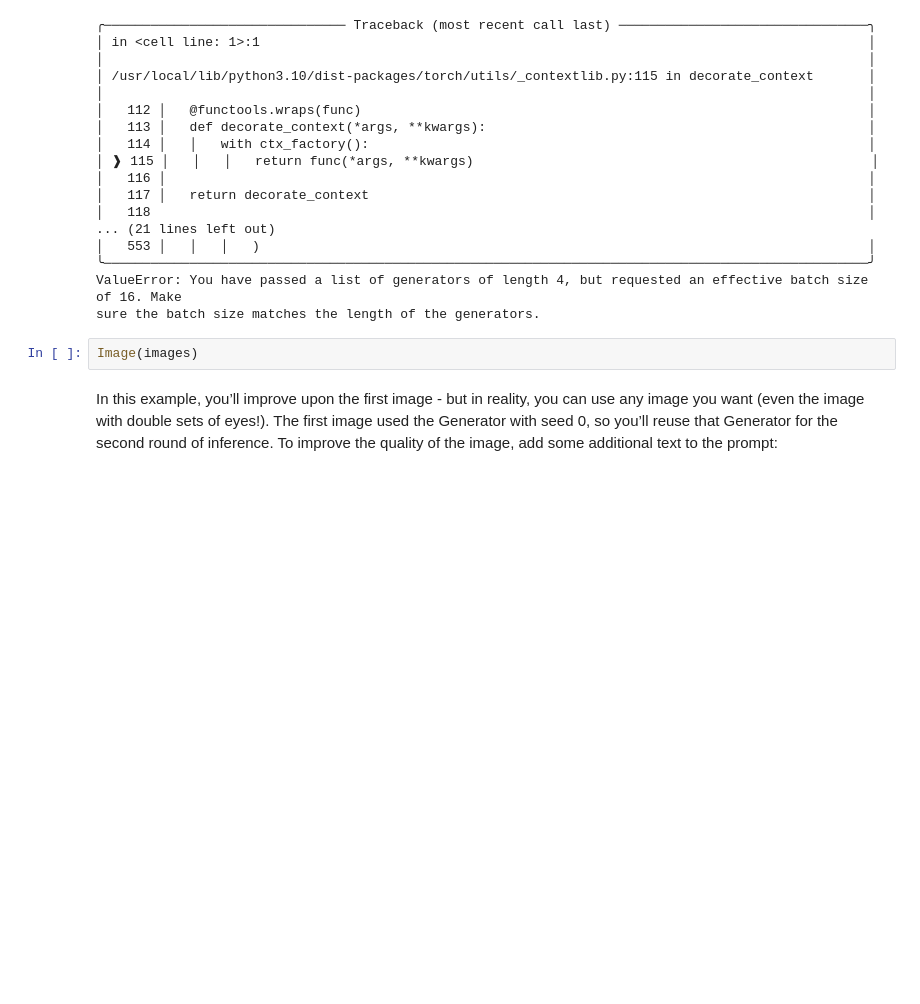
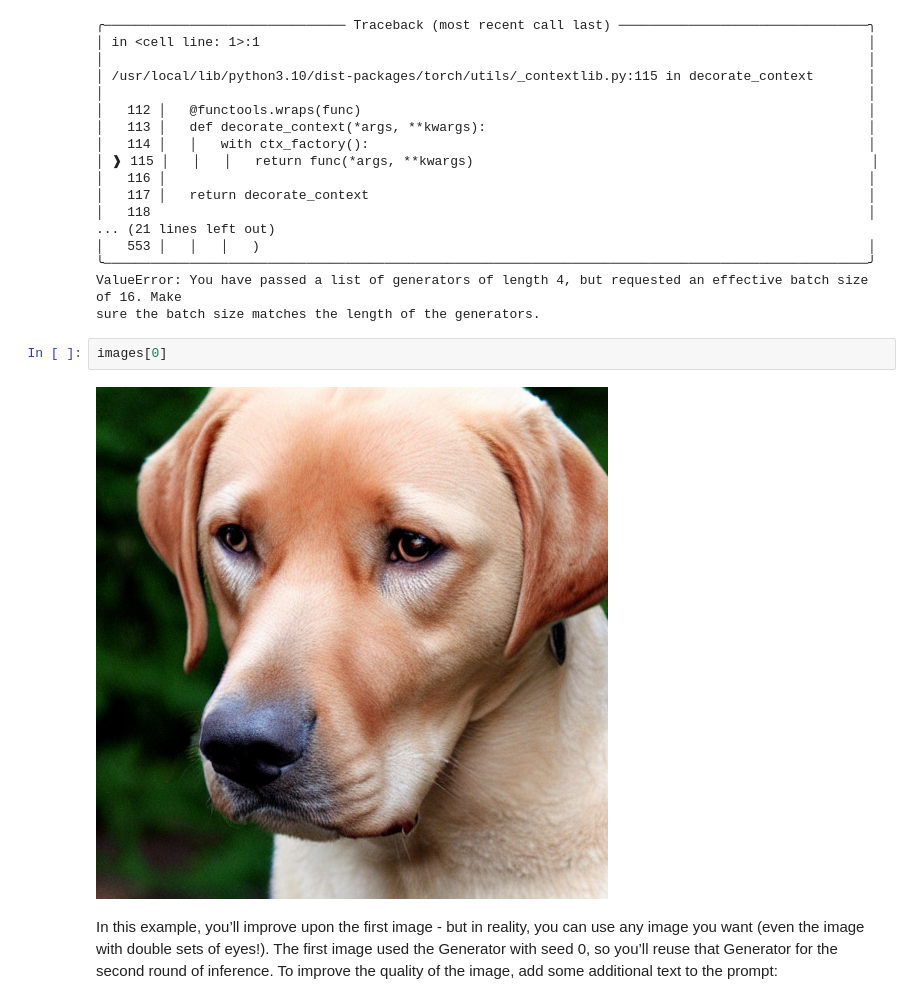
Before and after one commit to cagBRT/Diffusers, a Jupyter notebook: diffusers_doc/en/unconditional_image_generation.ipynb, the cells around one changed output. Cells and saved outputs as stored; diff of their text form; blank space fills up the shorter version.

```diff
--- a/diffusers_doc/en/unconditional_image_generation.ipynb
+++ b/diffusers_doc/en/unconditional_image_generation.ipynb
@@ -194,8 +194,10 @@ images = pipe(prompt, generator=generator, num_images_per_prompt=4).images
 ╰──────────────────────────────────────────────────────────────────────────────────────────────────╯
 ValueError: You have passed a list of generators of length 4, but requested an effective batch size of 16. Make
 sure the batch size matches the length of the generators.
-# %%
-Image(images)
+# %%
+images[0]
+# %% [output]
+[figure, added]
 # %% [markdown]
 In this example, you’ll improve upon the first image - but in reality, you can use any image you want (even the image with double sets of eyes!). The first image used the Generator with seed 0, so you’ll reuse that Generator for the second round of inference. To improve the quality of the image, add some additional text to the prompt:
 # %%
```
Also changed, not shown: parts of 5 cells of this notebook.
